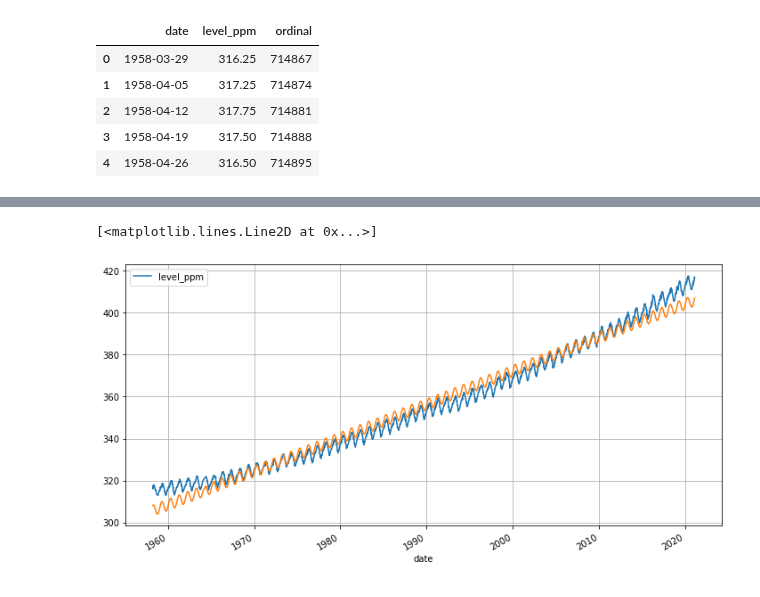
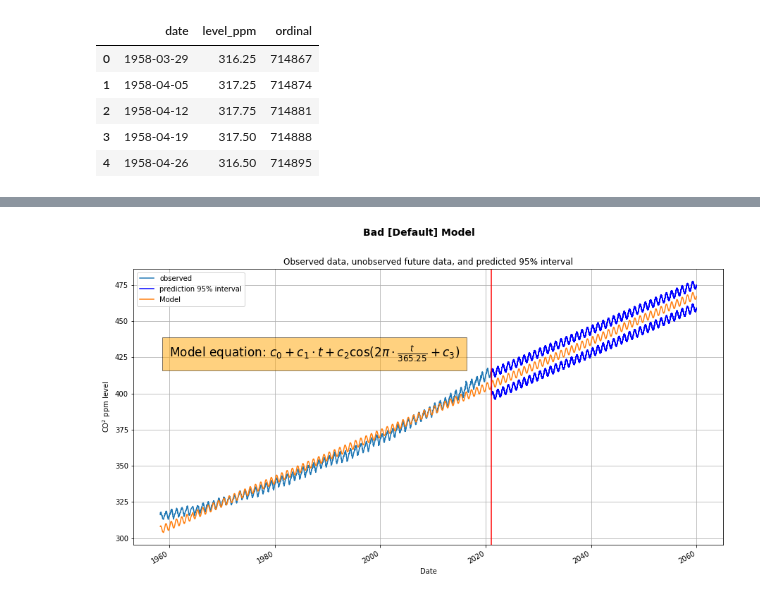
Before and after one commit to Inventrohyder/cs146, a Jupyter notebook: Assignments/final-project/notebook.ipynb, the cells around one changed output, grey strips where cells are left out. Saved outputs shown, nothing was run; the diff lists cells and outputs as text; code cells hidden in the pictures.

Commit message:
✨ feat: future predictions stan

```diff
--- a/Assignments/final-project/notebook.ipynb
+++ b/Assignments/final-project/notebook.ipynb
@@ -54,9 +57,14 @@ INFO:pystan:COMPILING THE C++ CODE FOR MODEL anon_model_3adea4d4a960ea17d89ff104
 # %%
+parameters = ['c0', 'c1', 'c2', 'c3', 'sigma']
+last_date = date(2060, 1, 1)
+future_count = last_date.toordinal() - max(df['ordinal'])
 stan_data = {
     'N': len(df),
     'y': df['level_ppm'],
-    'x': df['ordinal']
+    'x': df['ordinal'],
+    'nFutureDays': future_count
 }
 bad_results = bad_stan_model.sampling(data=stan_data)
-print(bad_results)
+print(bad_results.stansummary(pars=parameters))
+samples = bad_results.extract()
 # %% [output]
@@ -85,11 +93,50 @@ c0 = bad_results['c0'][0]
 c1 = bad_results['c1'][0]
 c2 = bad_results['c2'][0]
 c3 = bad_results['c3'][0]
-# %%
-df.plot('date', 'level_ppm', figsize=(12, 6), grid=True)
-
-predictions = c0 + c1* df['ordinal'] + c2 * np.cos(2 * np.pi * df['ordinal'] / 365.25 + c3)
-plt.plot(df['date'], predictions)
-# %% [output]
-[<matplotlib.lines.Line2D at 0x...>]
-[figure, removed]
+# %%
+# Stan model future predictions output
+prediction = samples['x_future']
+
+# Compute 95% interval of the predicted values
+prediction_interval = np.percentile(prediction, axis=0, q=[2.5, 97.5])
+# %%
+fig = plt.figure(figsize=(15, 8))
+ax = fig.add_subplot()
+
+fig.suptitle('Bad [Default] Model', fontsize=14, fontweight='bold')
+# Observed data
+df.plot('date', 'level_ppm', ax=ax, grid=True, label='observed')
+
+# 95% confidence interval lower and upper bounds
+ax.plot(
+    pd.date_range(start=max(df['date']),end=last_date),
+    np.concatenate((df['level_ppm'][-1:], prediction_interval[0,:])),
+    'b-', label='prediction 95% interval')
+ax.plot(
+    pd.date_range(start=max(df['date']),end=last_date),
+    np.concatenate((df['level_ppm'][-1:], prediction_interval[1,:])),
+    'b-')
+
+# Model
+future_dates = pd.date_range(start=max(df['date']),end=last_date).to_series()
+to_predict_dates = df['date'].append(future_dates)
+to_predict = to_predict_dates.apply(datetime.toordinal)
+
+model_predictions = c0 + c1* to_predict + c2 * np.cos(2 * np.pi * to_predict / 365.25 + c3)
+ax.plot(to_predict_dates, model_predictions, label="Model")
+
+# Last observed date line
+ax.axvline(max(df['date']), color='red')
+ax.set_xlabel('Date')
+ax.set_ylabel('CO$^2$ ppm level')
+ax.legend()
+ax.set_title('Observed data, unobserved future data, and predicted 95% interval')
+ax.text(
+    date(1960, 1, 1), 425,
+    r'Model equation: $c_0 + c_1 \cdot t + c_2 \cos(2 \pi \cdot \frac{t}{365.25} + c_3$)',
+    fontsize=17, bbox={'facecolor': 'orange', 'alpha': 0.5, 'pad': 10}
+)
+plt.savefig('bad_model.png')
+plt.show()
+# %% [output]
+[figure, added]
```
Also changed, not shown: parts of 6 cells of this notebook, 3 other files.
